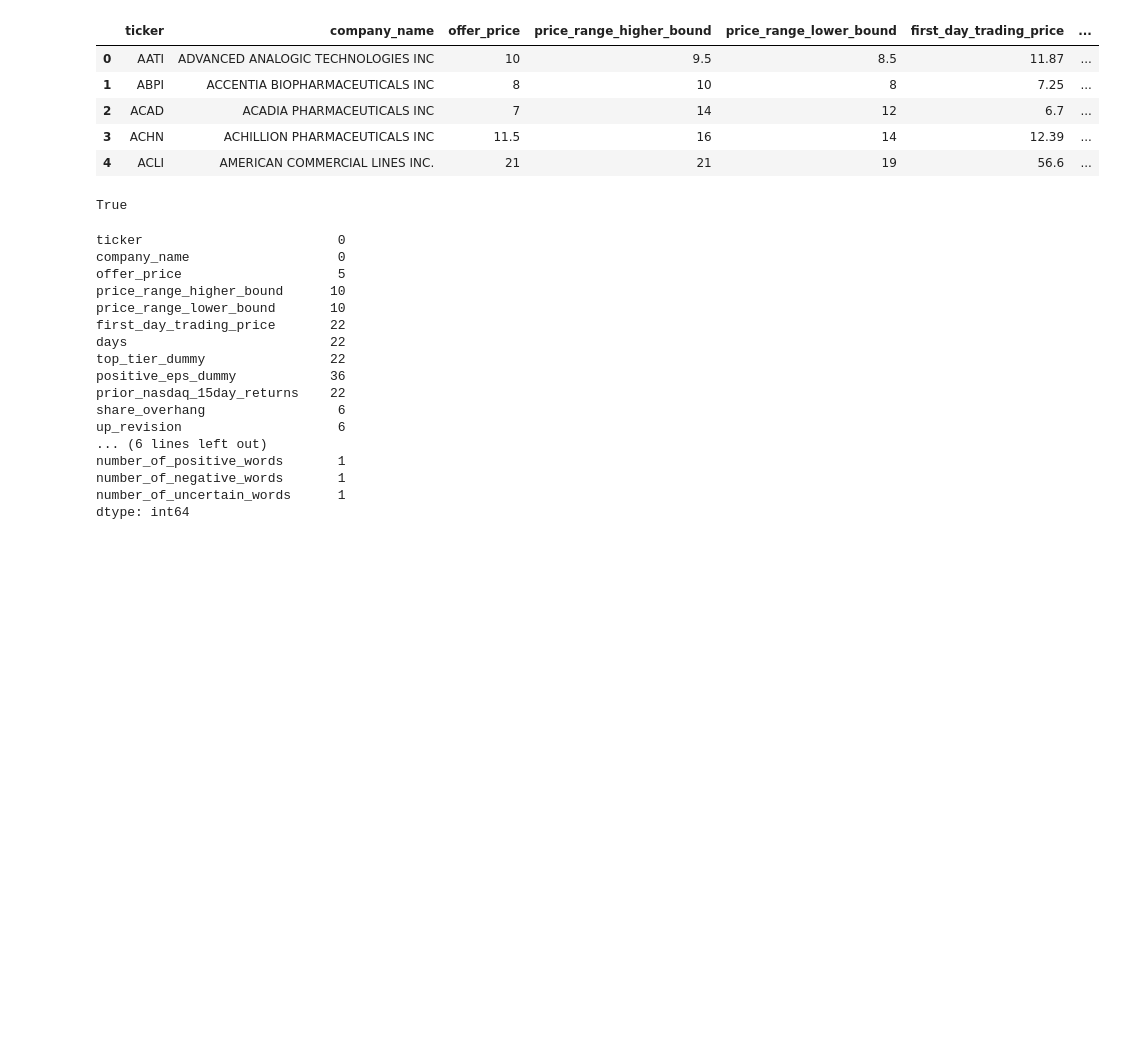
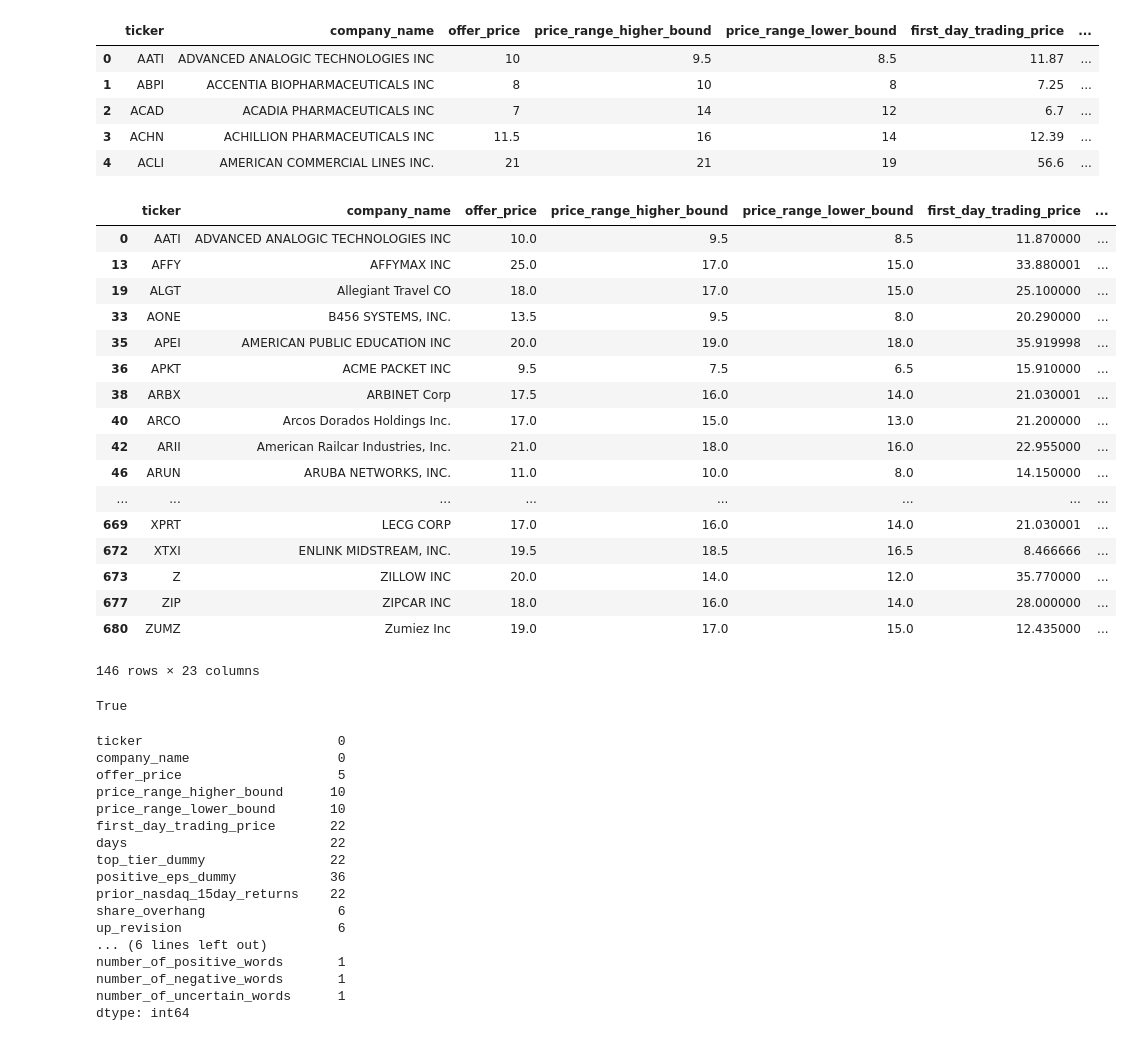
Before and after one commit to BA545-SP2019/2019-competition1-mike-ben-angus, a Jupyter notebook: Competition_1_milestone_report.ipynb, the cells around one changed output. Cells and saved outputs as stored; diff of their text form; code cells hidden in the pictures; blank space fills up the shorter version.

```diff
--- a/Competition_1_milestone_report.ipynb
+++ b/Competition_1_milestone_report.ipynb
@@ -50,4 +50,38 @@ df.head()
 | 2 | ACAD | ACADIA PHARMACEUTICALS INC | 7 | 14 | 12 | 6.7 | ... |
 | 3 | ACHN | ACHILLION PHARMACEUTICALS INC | 11.5 | 16 | 14 | 12.39 | ... |
 | 4 | ACLI | AMERICAN COMMERCIAL LINES INC. | 21 | 21 | 19 | 56.6 | ... |
+# %%
+#does price_range_higher_bound have to be higher than offer price and lower have to be lower than offer price?
+#if so this could filter out some bad records
+
+mean[mean['price_range_lower_bound']>mean['offer_price']]
+mean[mean['price_range_higher_bound']<mean['offer_price']]
+
+#first day trading price of 0?
+#number of words 0?
+#number_of_real_words 0?
+#number_of_long_sentences 0?
+#number of long words -1?
+#number of positive words -1?
+
+#mean.sort_values('number_of_uncertain_words')
+# %% [output]
+|  | ticker | company_name | offer_price | price_range_higher_bound | price_range_lower_bound | first_day_trading_price | ... |
+| 0 | AATI | ADVANCED ANALOGIC TECHNOLOGIES INC | 10.0 | 9.5 | 8.5 | 11.870000 | ... |
+| 13 | AFFY | AFFYMAX INC | 25.0 | 17.0 | 15.0 | 33.880001 | ... |
+| 19 | ALGT | Allegiant Travel CO | 18.0 | 17.0 | 15.0 | 25.100000 | ... |
+| 33 | AONE | B456 SYSTEMS, INC. | 13.5 | 9.5 | 8.0 | 20.290000 | ... |
+| 35 | APEI | AMERICAN PUBLIC EDUCATION INC | 20.0 | 19.0 | 18.0 | 35.919998 | ... |
+| 36 | APKT | ACME PACKET INC | 9.5 | 7.5 | 6.5 | 15.910000 | ... |
+| 38 | ARBX | ARBINET Corp | 17.5 | 16.0 | 14.0 | 21.030001 | ... |
+| 40 | ARCO | Arcos Dorados Holdings Inc. | 17.0 | 15.0 | 13.0 | 21.200000 | ... |
+| 42 | ARII | American Railcar Industries, Inc. | 21.0 | 18.0 | 16.0 | 22.955000 | ... |
+| 46 | ARUN | ARUBA NETWORKS, INC. | 11.0 | 10.0 | 8.0 | 14.150000 | ... |
+| ... | ... | ... | ... | ... | ... | ... | ... |
+| 669 | XPRT | LECG CORP | 17.0 | 16.0 | 14.0 | 21.030001 | ... |
+| 672 | XTXI | ENLINK MIDSTREAM, INC. | 19.5 | 18.5 | 16.5 | 8.466666 | ... |
+| 673 | Z | ZILLOW INC | 20.0 | 14.0 | 12.0 | 35.770000 | ... |
+| 677 | ZIP | ZIPCAR INC | 18.0 | 16.0 | 14.0 | 28.000000 | ... |
+| 680 | ZUMZ | Zumiez Inc | 19.0 | 17.0 | 15.0 | 12.435000 | ... |
+146 rows × 23 columns
 # %%
```
Also changed, not shown: parts of 19 cells of this notebook, 1 other file.
